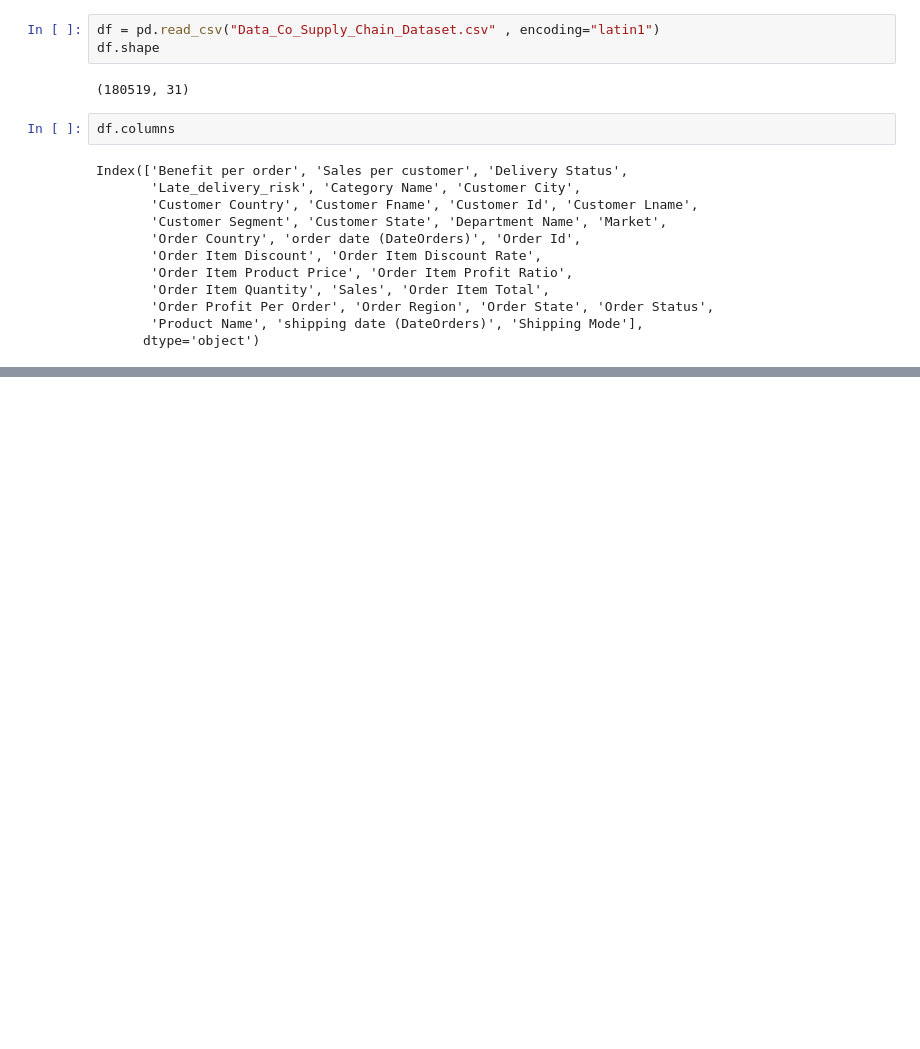
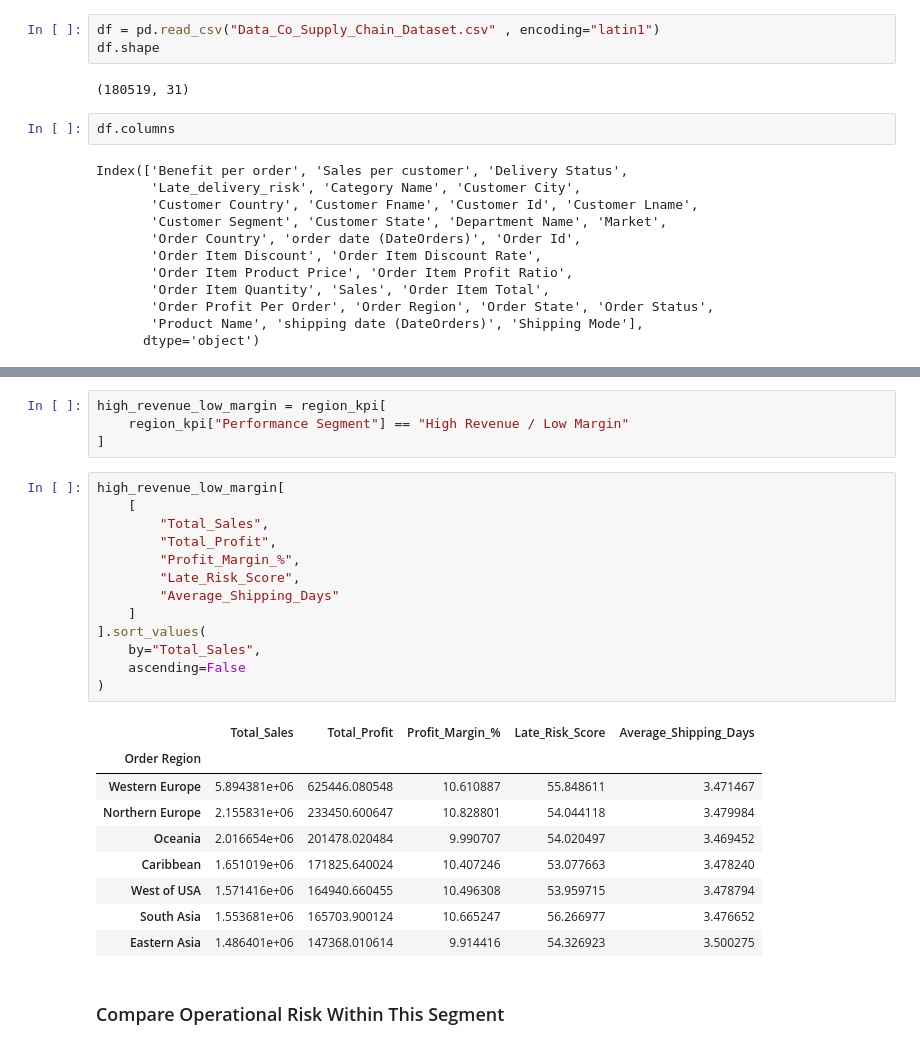
Before and after one commit to ivaibhavpawar1045/Python-Data-Analytics, a Jupyter notebook: 25_performance_segmentation_and_comparative_analysis/performance_analysis.ipynb, the cells around one changed output, grey strips where cells are left out. Drawn from its saved outputs; the diff is of its cells as text; blank space fills up the shorter version.

```diff
--- a/25_performance_segmentation_and_comparative_analysis/performance_analysis.ipynb
+++ b/25_performance_segmentation_and_comparative_analysis/performance_analysis.ipynb
@@ -23,0 +210,29 @@ Index(['Benefit per order', 'Sales per customer', 'Delivery Status',
+# %%
+high_revenue_low_margin = region_kpi[
+    region_kpi["Performance Segment"] == "High Revenue / Low Margin"
+]
+# %%
+high_revenue_low_margin[
+    [
+        "Total_Sales",
+        "Total_Profit",
+        "Profit_Margin_%",
+        "Late_Risk_Score",
+        "Average_Shipping_Days"
+    ]
+].sort_values(
+    by="Total_Sales",
+    ascending=False
+)
+# %% [output]
+|  | Total_Sales | Total_Profit | Profit_Margin_% | Late_Risk_Score | Average_Shipping_Days |
+| Order Region |  |  |  |  |  |
+| Western Europe | 5.894381e+06 | 625446.080548 | 10.610887 | 55.848611 | 3.471467 |
+| Northern Europe | 2.155831e+06 | 233450.600647 | 10.828801 | 54.044118 | 3.479984 |
+| Oceania | 2.016654e+06 | 201478.020484 | 9.990707 | 54.020497 | 3.469452 |
+| Caribbean | 1.651019e+06 | 171825.640024 | 10.407246 | 53.077663 | 3.478240 |
+| West of USA | 1.571416e+06 | 164940.660455 | 10.496308 | 53.959715 | 3.478794 |
+| South Asia | 1.553681e+06 | 165703.900124 | 10.665247 | 56.266977 | 3.476652 |
+| Eastern Asia | 1.486401e+06 | 147368.010614 | 9.914416 | 54.326923 | 3.500275 |
+# %% [markdown]
+### Compare Operational Risk Within This Segment
```
Also changed, not shown: parts of 26 cells of this notebook.
